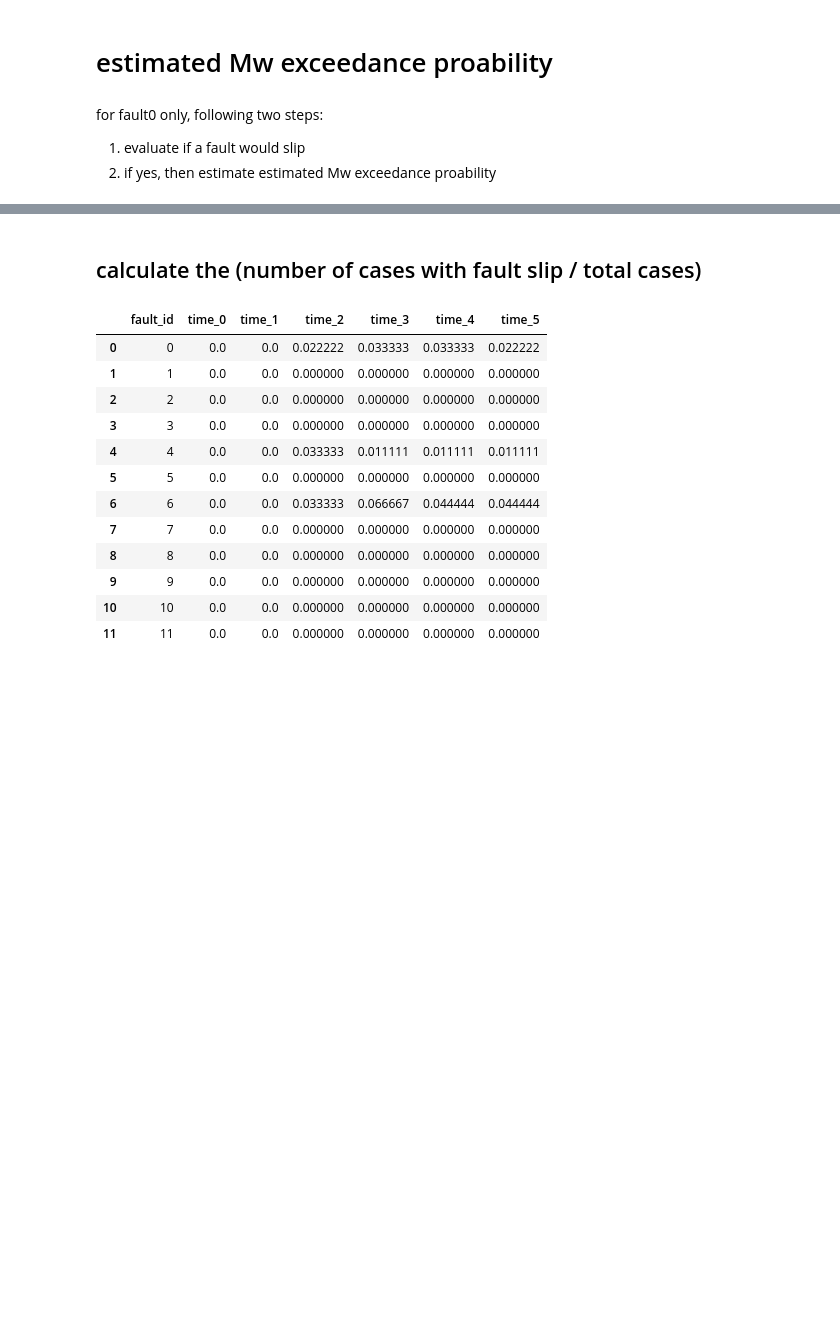
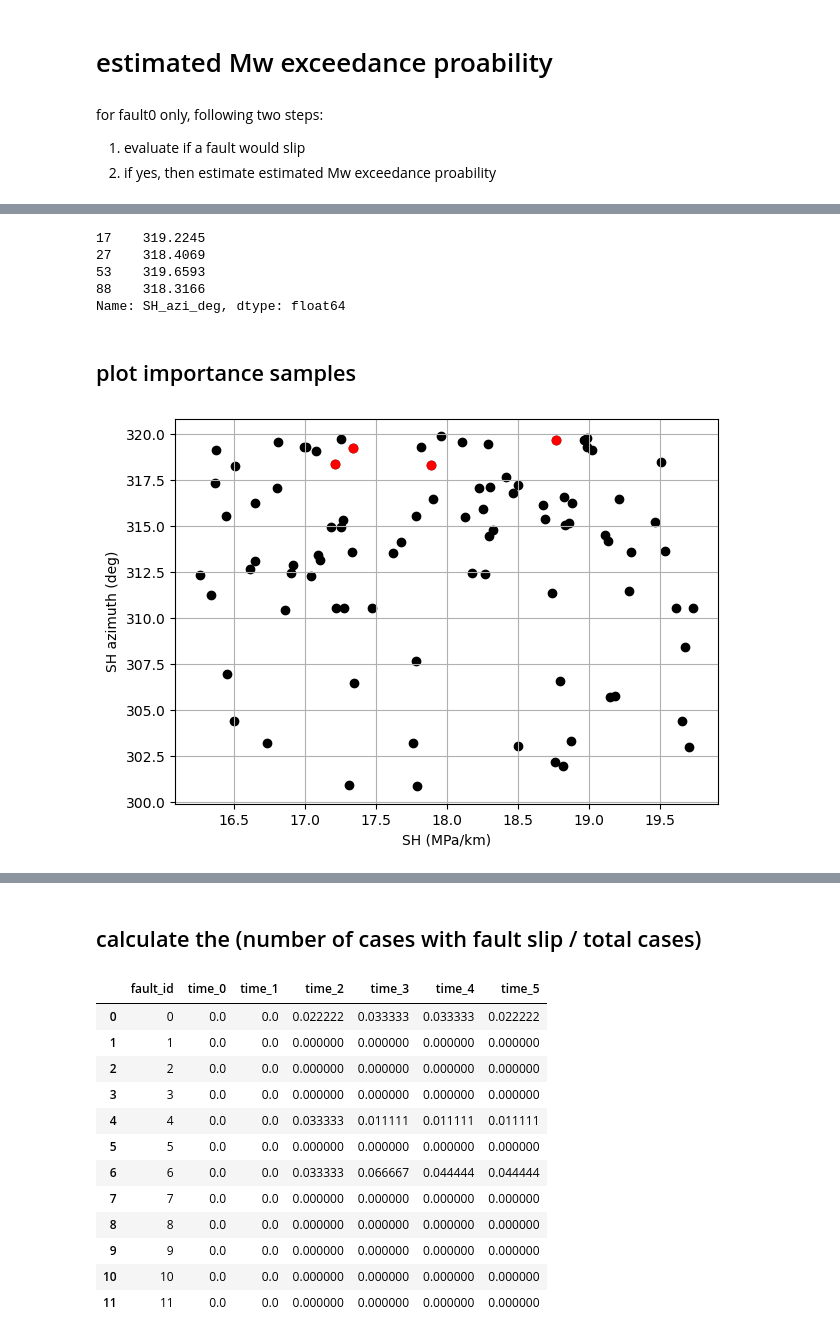
Before and after one commit to JihuiDing/postCMGsim, a Jupyter notebook: nb3-2_FSA_stress_based.ipynb, the cells around one changed output, grey strips where cells are left out. Cells and saved outputs as stored; diff of their text form; code cells hidden in the pictures; blank space fills up the shorter version.

```diff
--- a/nb3-2_FSA_stress_based.ipynb
+++ b/nb3-2_FSA_stress_based.ipynb
@@ -168,10 +168,10 @@ from pathlib import Path
 from scipy.stats import gaussian_kde
 
 # user inputs
-name_prefix = '250922'; n_cases = 90; n_faults = 12; n_times = 6; fault_id = 0
-slip_threshold = 0.005 # for fault0 this corresponds to at least 6 cells
+name_prefix = '251017'; n_cases = 90; n_faults = 12; n_times = 6; fault_id = 0
+slip_threshold = 0.005 # for fault0 0.005 corresponds to at least 6 cells
 n_samples = 100_000 # for Monte Carlo sampling
-fault_area = 16_985_344.51 # fault total area in m2, for fault0
+# fault_area = 16_985_344.51 # fault total area in m2, for fault0
 Mw_target = 1.8 # target magnitude for exceedance probability
 # set up path
 base_path = Path('.')
@@ -179,6 +179,7 @@ base_path = Path('.')
 # coor_fault = np.load('data/coor_fault/JD_Sula_2025_gmc_coor&fault_reservoir.npy')
 coor_fault_all = np.load(base_path/'data/coor_fault/JD_Sula_2025_gmc_coor&fault.npy')
 total_failed_cells = np.load(base_path/'data'/f'{name_prefix}_total_failed_cells.npy')
+parameters = pd.read_csv(base_path/'data'/'params_responses'/f'{name_prefix}_CMG_parameters.csv')
 
 # fault_cell_count = np.full((n_faults), np.nan)
 fault_cell_count_all = np.full((n_faults), np.nan)
@@ -197,12 +198,16 @@ mean_tau = np.load(base_path/'data'/f'{name_prefix}_mean_tau.npy')
 
 # run analysis
 for case_num in tqdm(range(1,n_cases+1), desc='Estimating moment magnitude'):
+    # extract the fault area from the parameter dataframe
+    fault_area = parameters.loc[parameters["case_name"] == f'case{case_num}','A_m2'].iloc[0]
+
     for time_step in range(n_times):
-        if failed_cell_ratio[case_num-1,fault_id,time_step] >= slip_threshold:
+        failure_ratio = failed_cell_ratio[case_num-1,fault_id,time_step]
+        if failure_ratio >= slip_threshold:
 
             mean_shear_stress = mean_tau[case_num-1,fault_id,time_step]
             stress_drop = np.random.uniform(mean_shear_stress * 0.1, mean_shear_stress * 0.9, n_samples)
-            rupture_area = np.random.uniform(fault_area * 0.02, fault_area, n_samples)
+            rupture_area = np.random.uniform(fault_area * failure_ratio, fault_area, n_samples)
             # calculate moment magnitude
             Mw = (np.log10(stress_drop * rupture_area ** 1.5) - 9.1) * 2 / 3
 
@@ -232,3 +256,29 @@ np.savetxt(base_path/'data'/f'{name_prefix}_Mw_exceedance_fault0.csv',Mw_exceeda
+# %%
+parameters = pd.read_csv(base_path/'data'/'params_responses'/f'{name_prefix}_CMG_parameters.csv')
+parameters['SH_azi_deg'].iloc[np.nonzero(Mw_exceedance[:,2])]
+# %% [output]
+17    319.2245
+27    318.4069
+53    319.6593
+88    318.3166
+Name: SH_azi_deg, dtype: float64
+# %% [markdown]
+## plot importance samples
+# %%
+import matplotlib.pyplot as plt
+
+parameters = pd.read_csv(base_path/'data'/'params_responses'/f'{name_prefix}_CMG_parameters.csv')
+# plt.figure(1) creates a new, separate window.
+plt.figure(1, figsize=(7, 5))
+plt.scatter(parameters['SH_MPa/km']*(-1), parameters['SH_azi_deg'],color='black')
+plt.scatter(parameters['SH_MPa/km'].iloc[np.nonzero(Mw_exceedance[:,2])]*(-1), parameters['SH_azi_deg'].iloc[np.nonzero(Mw_exceedance[:,2])],color='red')
+# plt.scatter(high_ratio['Vert_Base_Are'], high_ratio['SH_azi_deg'],color='red',label='high stress ratio')
+plt.xlabel('SH (MPa/km)')
+plt.ylabel('SH azimuth (deg)')
+plt.grid(True)
+# plt.legend(loc='lower right')
+# %% [output]
+[figure, added]
 # %%
 import numpy as np
 import matplotlib.pyplot as plt
```
Also changed, not shown: parts of 3 cells of this notebook, 1 other file.
